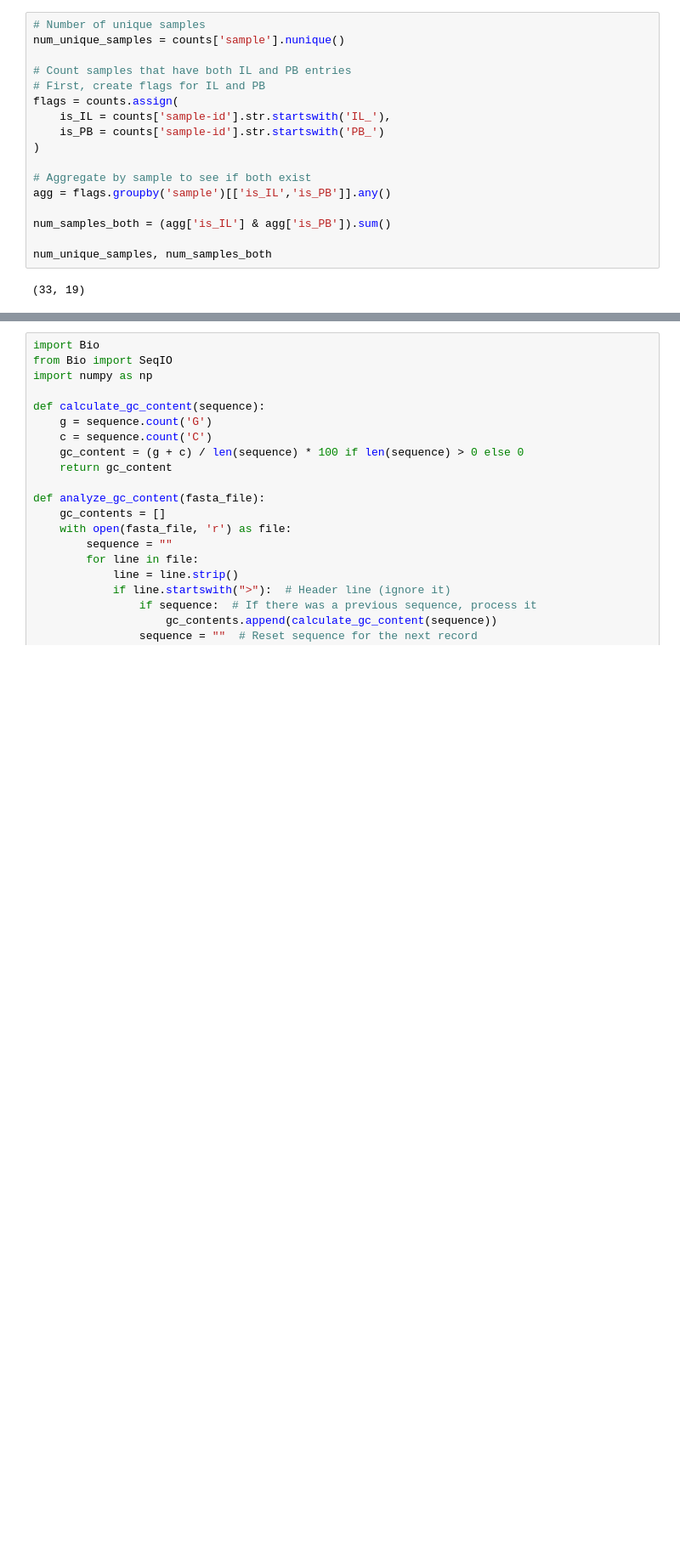
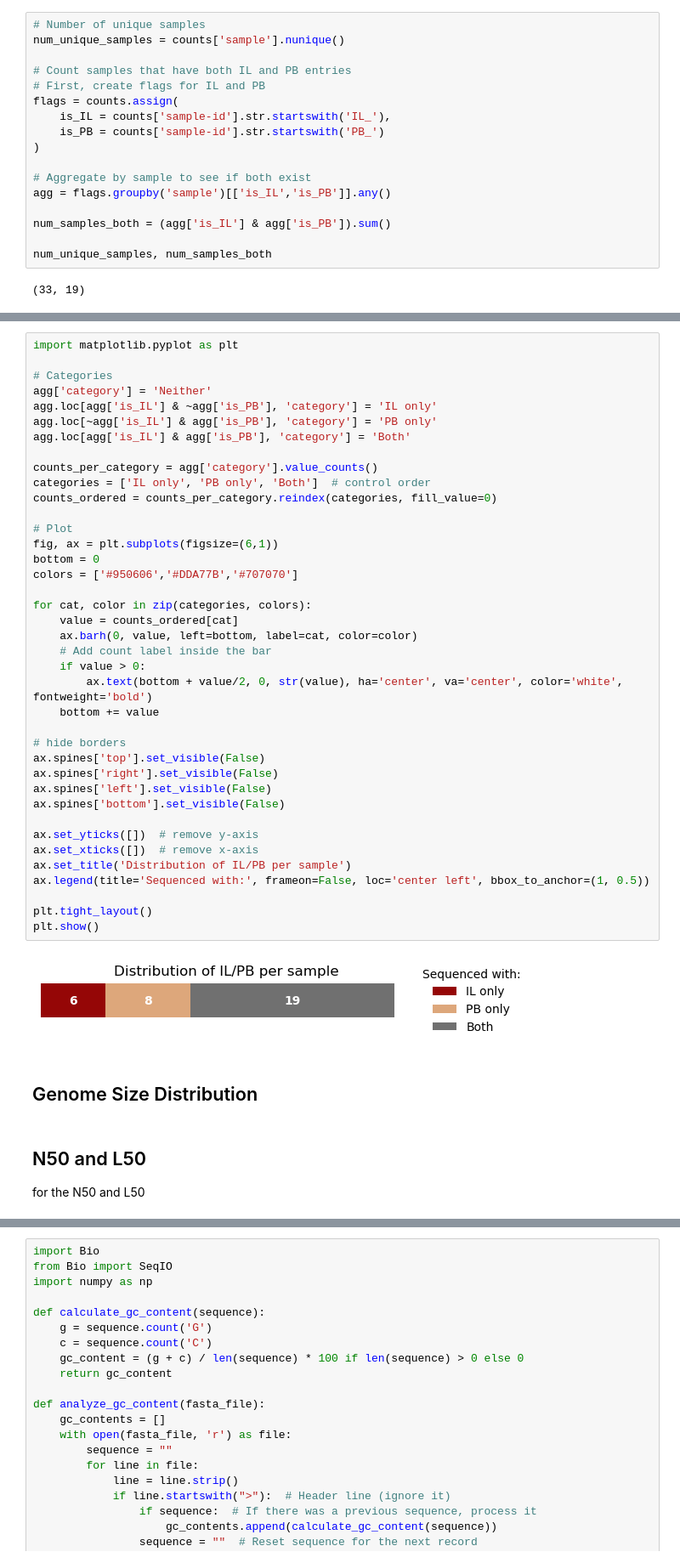
Before and after one commit to EneaMotta/Interplanetary_Microbiome, a Jupyter notebook: 01.2_Data_Exploration.ipynb, the cells around one changed output, grey strips where cells are left out. Shown: that part at 85% size. Drawn from its saved outputs; the diff is of its cells as text; blank space fills up the shorter version.

```diff
--- a/01.2_Data_Exploration.ipynb
+++ b/01.2_Data_Exploration.ipynb
@@ -237,0 +160,46 @@ for file, gc in pacbio_gc.items():
+# %%
+import matplotlib.pyplot as plt
+
+# Categories
+agg['category'] = 'Neither'
+agg.loc[agg['is_IL'] & ~agg['is_PB'], 'category'] = 'IL only'
+agg.loc[~agg['is_IL'] & agg['is_PB'], 'category'] = 'PB only'
+agg.loc[agg['is_IL'] & agg['is_PB'], 'category'] = 'Both'
+
+counts_per_category = agg['category'].value_counts()
+categories = ['IL only', 'PB only', 'Both']  # control order
+counts_ordered = counts_per_category.reindex(categories, fill_value=0)
+
+# Plot
+fig, ax = plt.subplots(figsize=(6,1))
+bottom = 0
+colors = ['#950606','#DDA77B','#707070']
+
+for cat, color in zip(categories, colors):
+    value = counts_ordered[cat]
+    ax.barh(0, value, left=bottom, label=cat, color=color)
+    # Add count label inside the bar
+    if value > 0:
+        ax.text(bottom + value/2, 0, str(value), ha='center', va='center', color='white', fontweight='bold')
+    bottom += value
+
+# hide borders
+ax.spines['top'].set_visible(False)
+ax.spines['right'].set_visible(False)
+ax.spines['left'].set_visible(False)
+ax.spines['bottom'].set_visible(False)
+
+ax.set_yticks([])  # remove y-axis
+ax.set_xticks([])  # remove x-axis
+ax.set_title('Distribution of IL/PB per sample')
+ax.legend(title='Sequenced with:', frameon=False, loc='center left', bbox_to_anchor=(1, 0.5))
+
+plt.tight_layout()
+plt.show()
+# %% [output]
+[figure, added]
+# %% [markdown]
+## Genome Size Distribution
+# %% [markdown]
+## N50 and L50
+for the N50 and L50
```
Also changed, not shown: parts of 26 cells of this notebook, 5 other files.
